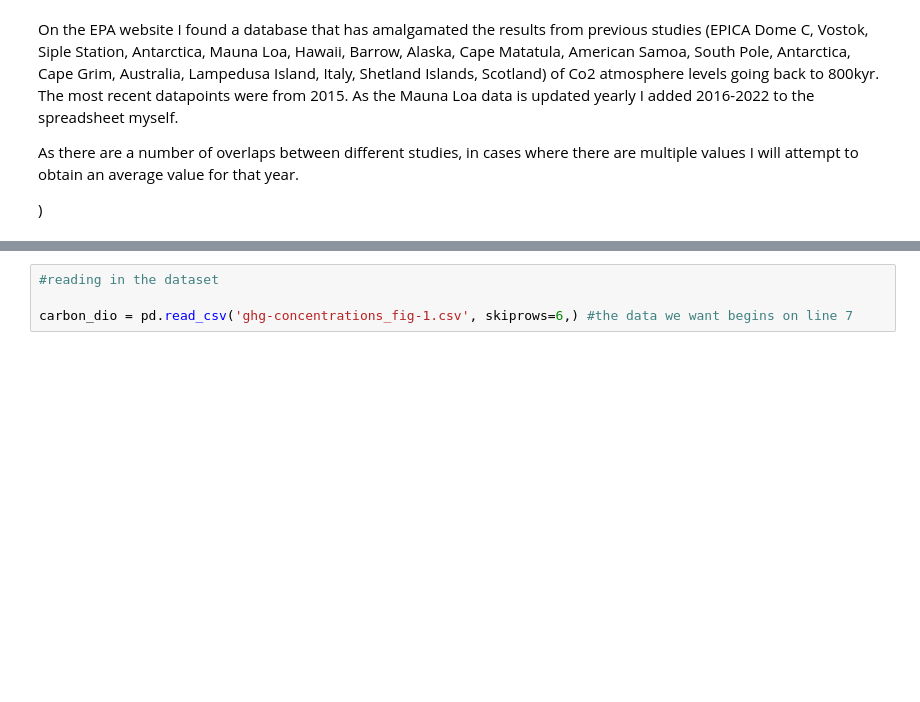
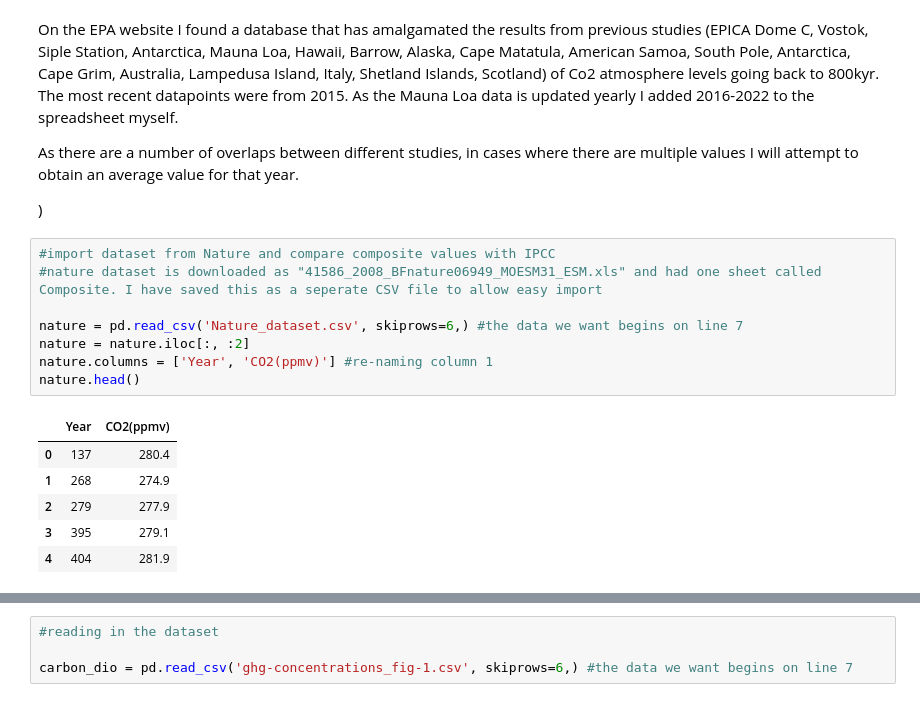
Before and after one commit to Kevin002023/PFDA--Climate-Project, a Jupyter notebook: PFDA-Project-2.ipynb, the cells around one changed output, grey strips where cells are left out. Saved outputs shown, nothing was run; the diff lists cells and outputs as text; blank space fills up the shorter version.

```diff
--- a/PFDA-Project-2.ipynb
+++ b/PFDA-Project-2.ipynb
@@ -53,3 +53,18 @@ As there are a number of overlaps between different studies, in cases where ther
 
 
  )
+# %%
+#import dataset from Nature and compare composite values with IPCC
+#nature dataset is downloaded as "41586_2008_BFnature06949_MOESM31_ESM.xls" and had one sheet called Composite. I have saved this as a seperate CSV file to allow easy import
+
+nature = pd.read_csv('Nature_dataset.csv', skiprows=6,) #the data we want begins on line 7
+nature = nature.iloc[:, :2]
+nature.columns = ['Year', 'CO2(ppmv)'] #re-naming column 1
+nature.head()
+# %% [output]
+|  | Year | CO2(ppmv) |
+| 0 | 137 | 280.4 |
+| 1 | 268 | 274.9 |
+| 2 | 279 | 277.9 |
+| 3 | 395 | 279.1 |
+| 4 | 404 | 281.9 |
```
Also changed, not shown: parts of 2 cells of this notebook, 1 other file.
